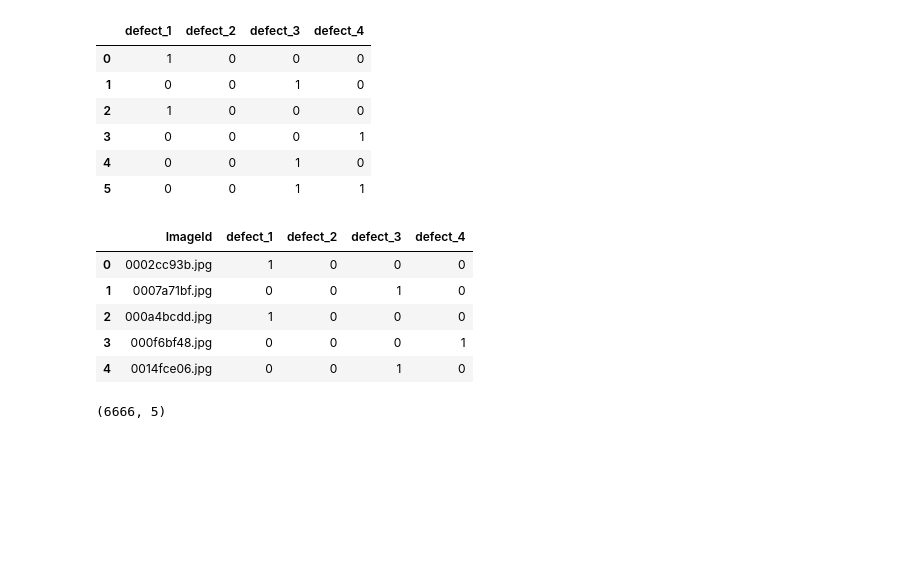
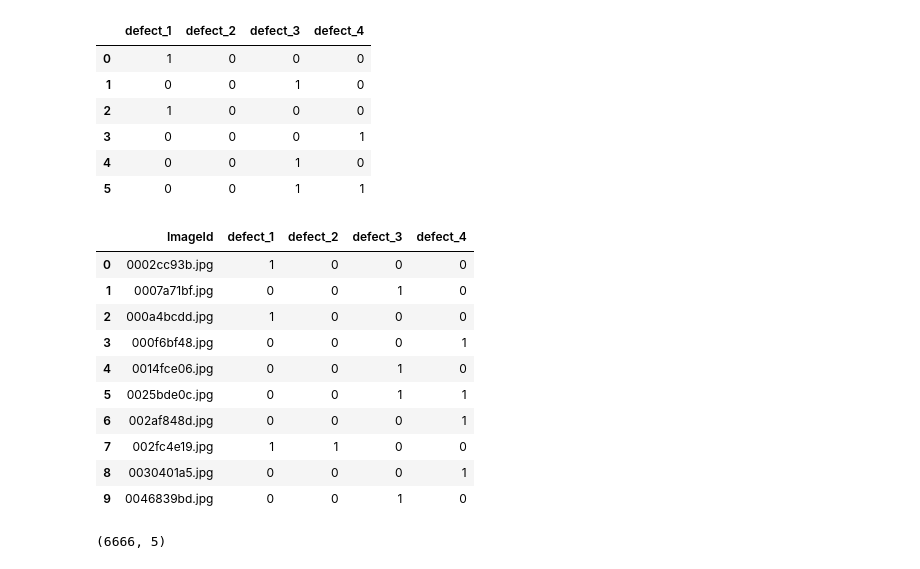
Before and after one commit to sahilshah8141/steel-defect-detection, a Jupyter notebook: notebooks/steel_defect_detection_train.ipynb, the cells around one changed output. Drawn from its saved outputs; the diff is of its cells as text; code cells hidden in the pictures; blank space fills up the shorter version.

```diff
--- a/steel_defect_detection_train.ipynb
+++ b/notebooks/steel_defect_detection_train.ipynb
@@ -110,14 +111,19 @@ onehot_encoded_classes_df[:6]
 | 5 | 0 | 0 | 1 | 1 |
 # %%
 train_df = pd.concat([train_df.drop('ClassId',axis=1), onehot_encoded_classes_df], axis=1)
-train_df.head()
+train_df.head(10)
 # %% [output]
 |  | ImageId | defect_1 | defect_2 | defect_3 | defect_4 |
 | 0 | 0002cc93b.jpg | 1 | 0 | 0 | 0 |
 | 1 | 0007a71bf.jpg | 0 | 0 | 1 | 0 |
 | 2 | 000a4bcdd.jpg | 1 | 0 | 0 | 0 |
 | 3 | 000f6bf48.jpg | 0 | 0 | 0 | 1 |
 | 4 | 0014fce06.jpg | 0 | 0 | 1 | 0 |
+| 5 | 0025bde0c.jpg | 0 | 0 | 1 | 1 |
+| 6 | 002af848d.jpg | 0 | 0 | 0 | 1 |
+| 7 | 002fc4e19.jpg | 1 | 1 | 0 | 0 |
+| 8 | 0030401a5.jpg | 0 | 0 | 0 | 1 |
+| 9 | 0046839bd.jpg | 0 | 0 | 1 | 0 |
 # %%
 train_df.shape
 # %% [output]
```
Also changed, not shown: parts of 26 cells of this notebook, 1 other file.
